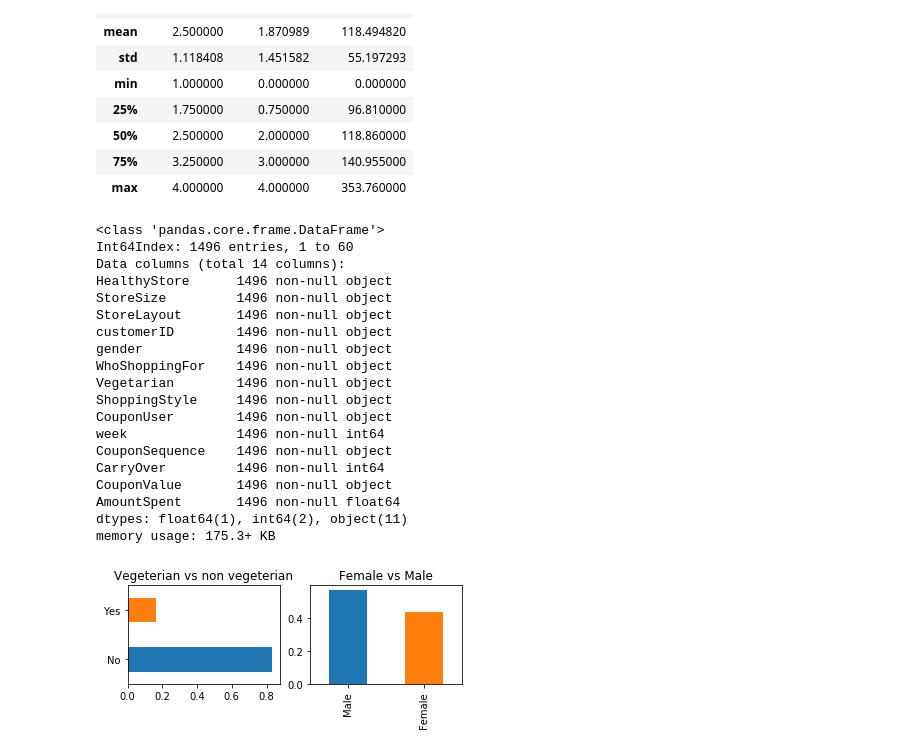
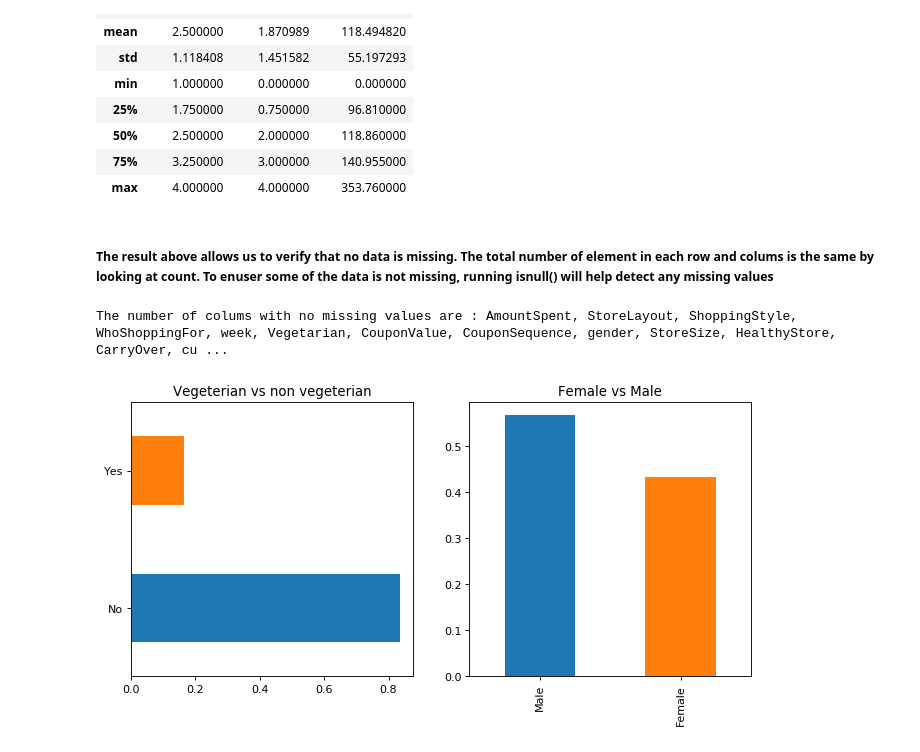
Before and after one commit to OuedraogoAbdoul/Marketing-Campaigns, a Jupyter notebook: Analyzing Marking Campaign.ipynb, the cells around one changed output. Drawn from its saved outputs; the diff is of its cells as text; code cells hidden in the pictures.

```diff
--- a/Analyzing Marking Campaign.ipynb
+++ b/Analyzing Marking Campaign.ipynb
@@ -34,27 +42,10 @@ data.describe()
 | 50% | 2.500000 | 2.000000 | 118.860000 |
 | 75% | 3.250000 | 3.000000 | 140.955000 |
 | max | 4.000000 | 4.000000 | 353.760000 |
-# %%
-data.info()
-# %% [output]
-<class 'pandas.core.frame.DataFrame'>
-Int64Index: 1496 entries, 1 to 60
-Data columns (total 14 columns):
-HealthyStore      1496 non-null object
-StoreSize         1496 non-null object
-StoreLayout       1496 non-null object
-customerID        1496 non-null object
-gender            1496 non-null object
-WhoShoppingFor    1496 non-null object
-Vegetarian        1496 non-null object
-ShoppingStyle     1496 non-null object
-CouponUser        1496 non-null object
-week              1496 non-null int64
-CouponSequence    1496 non-null object
-CarryOver         1496 non-null int64
-CouponValue       1496 non-null object
-AmountSpent       1496 non-null float64
-dtypes: float64(1), int64(2), object(11)
-memory usage: 175.3+ KB
+# %% [markdown]
+##### The result above allows us to verify that no data is missing. The total number of element in each row and colums is the same by looking at count. To enuser some of the data is not missing, running isnull() will help detect any missing values
 # %%
 no_missing_cols = set(data.columns[data.isnull().mean() == 0])
+print("The number of colums with no missing values are \033[1m:", ', '.join(no_missing_cols))
+# %% [output]
+The number of colums with no missing values are : AmountSpent, StoreLayout, ShoppingStyle, WhoShoppingFor, week, Vegetarian, CouponValue, CouponSequence, gender, StoreSize, HealthyStore, CarryOver, cu ...
@@ -63,13 +52,14 @@ cols_missing_greater_0 = set(data.columns[data.isnull().mean() < 100])
 # %%
+fig=plt.figure(figsize=(10, 10), dpi= 80, facecolor='w', edgecolor='k')
 plt.subplot(2, 2, 1)
 vegeterian_ratio = data.Vegetarian.value_counts()
 (vegeterian_ratio/data.shape[0]).plot(kind="barh");
-plt.title("Vegeterian vs non vegeterian")
+plt.title("Vegeterian vs non vegeterian");
 
 plt.subplot(2, 2, 2)
 genre_ratio = data.gender.value_counts()
 (genre_ratio/data.shape[0]).plot(kind="bar");
 plt.title("Female vs Male");
 # %% [output]
-[figure, old version]
+[figure, new version]
 # %%
```
Also changed, not shown: parts of 15 cells of this notebook.
